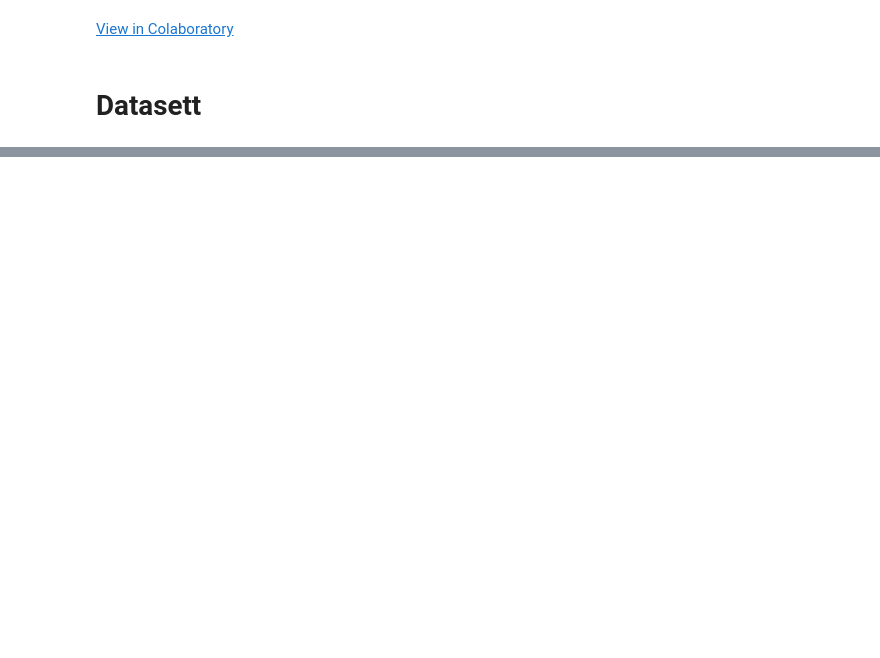
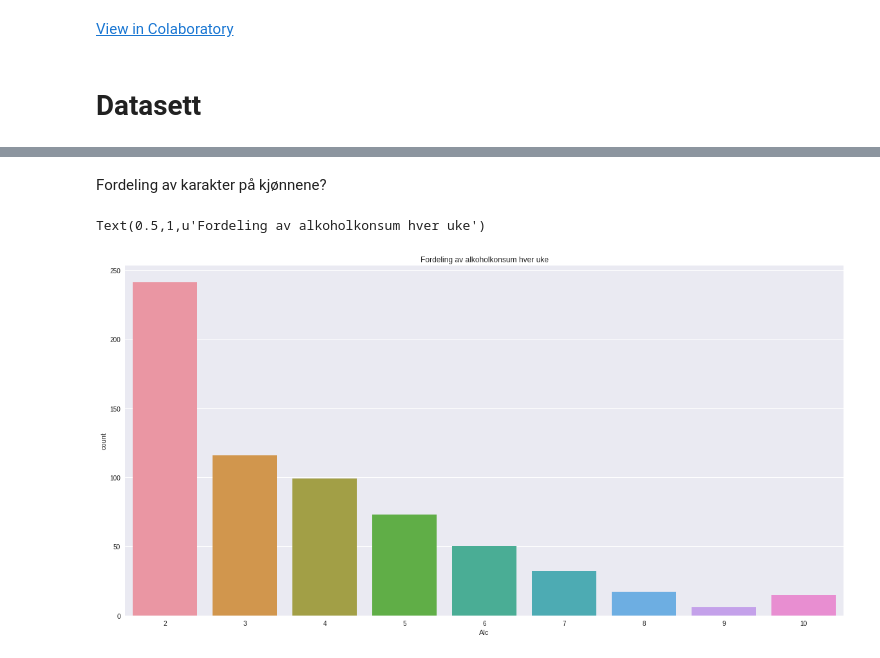
Before and after one commit to fabiansd/AI-workshop, a Jupyter notebook: AI_workshop.ipynb, the cells around one changed output, grey strips where cells are left out. Cells and saved outputs as stored; diff of their text form; code cells hidden in the pictures; blank space fills up the shorter version.

```diff
--- a/AI_workshop.ipynb
+++ b/AI_workshop.ipynb
@@ -39,0 +177,5 @@ sample_data
+# %%
+#man kan velge flere kolonner og generere et nytt datasett som er et subsett av den originale dataen
+kolonner_personlig_info = ['school','sex','age','address']
+data_personlig_info = data[kolonner_personlig_info]
+print(data_personlig_info.head(10))
@@ -39,0 +194,4 @@ sample_data
+# %%
+#Nye features kan lages ved å legge til nye kolonnenavn
+data_personlig_info['Alc'] = data['Walc'] + data['Dalc']
+data_personlig_info.head(5)
@@ -39,0 +310,10 @@ sample_data
+# %% [markdown]
+Fordeling av karakter på kjønnene?
+# %%
+plt.figure(figsize=(20, 10))
+plt.tight_layout()
+sns.countplot(x='Alc', data=data_personlig_info)
+plt.title('Fordeling av alkoholkonsum hver uke')
+# %% [output]
+Text(0.5,1,u'Fordeling av alkoholkonsum hver uke')
+[figure, added]
```
Also changed, not shown: parts of 54 cells of this notebook.
